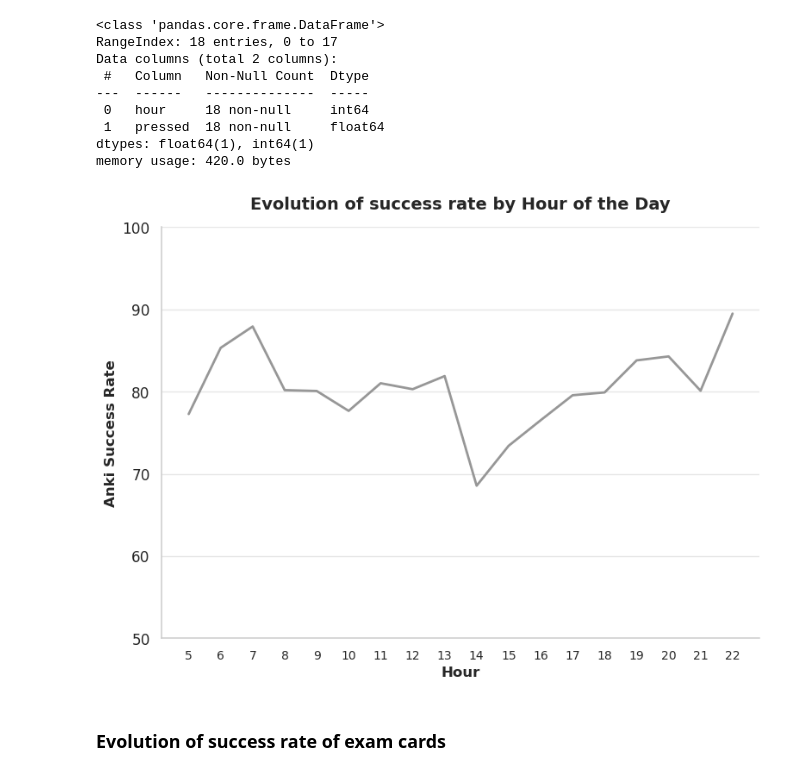
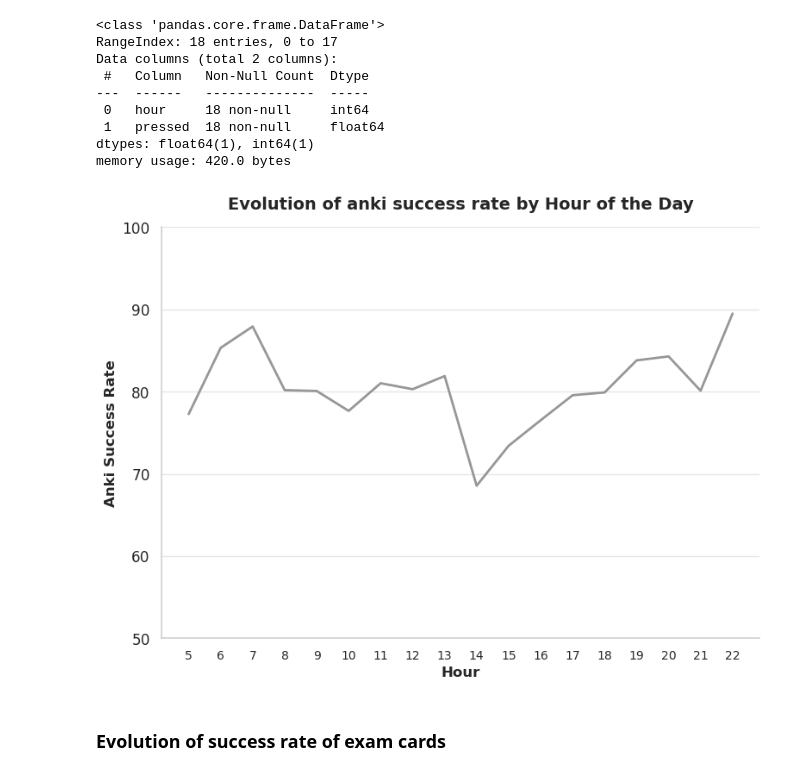
Before and after one commit to Oddman43/BIR_EDA, a Jupyter notebook: notebooks/data_analysis.ipynb, the cells around one changed output. Cells and saved outputs as stored; diff of their text form; code cells hidden in the pictures.

```diff
--- a/notebooks/data_analysis.ipynb
+++ b/notebooks/data_analysis.ipynb
@@ -939,33 +939,33 @@ memory usage: 420.0 bytes
 # %%
 plt.figure(figsize=(8, 6))
 ax = sns.lineplot(
         data=anki_decks_sr_h,
         x="hour",
         y="pressed",
         linewidth=2,
         color = "#919191F1"
 )
 
 ticks = sorted(anki_decks_sr_h["hour"].unique())
 ax.set_xlabel("Hour", fontsize=12)
 ax.set_ylabel("Anki Success Rate", fontsize=12)
-ax.set_title("Evolution of success rate by Hour of the Day", fontsize=14, weight="bold", pad= 15)
+ax.set_title("Evolution of anki success rate by Hour of the Day", fontsize=14, weight="bold", pad= 15)
 ax.spines["top"].set_visible(False)
 ax.spines["right"].set_visible(False)
 ax.spines["left"].set_color("0.8")
 ax.spines["bottom"].set_color("0.8")
 ax.grid(axis="y", color="0.9", linewidth=1)
 ax.grid(axis="x", visible=False)
 ax.tick_params(axis='x', labelsize=10)
 ax.set_ylim(50, 100)
 ax.set_xticks(ticks)
 ax.set_xticklabels(ticks)
 
 plt.tight_layout()
 plt.savefig("../images/lineplot_evolution_anki_hour_success_rate.png", dpi=300, bbox_inches="tight")
 plt.show()
 # %% [output]
-[figure, old version]
+[figure, new version]
 # %% [markdown]
 ### Evolution of success rate of exam cards
 # %%
```
Also changed, not shown: parts of 9 cells of this notebook, 4 other files.
